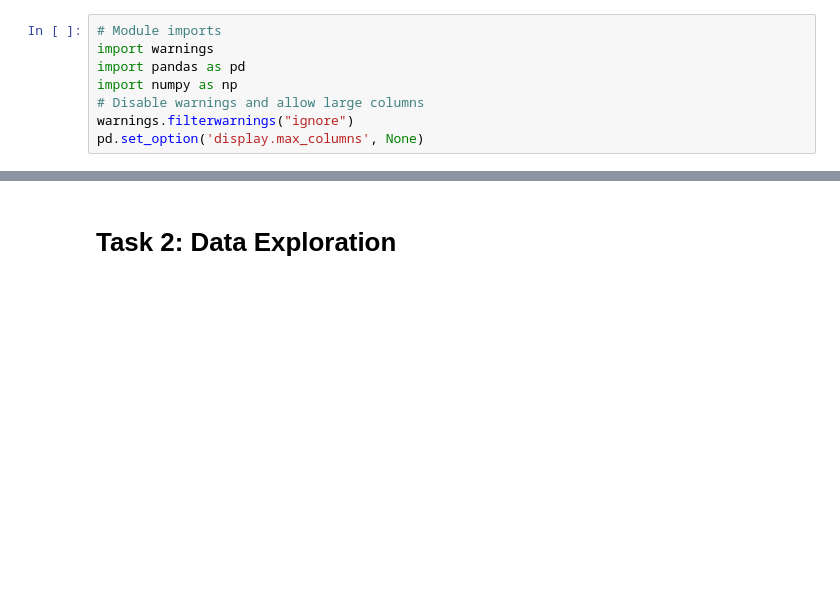
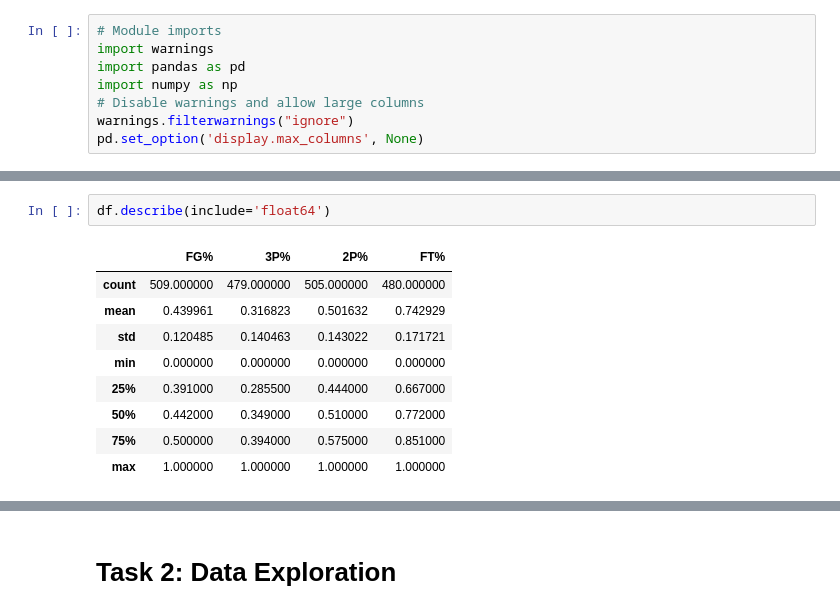
Before and after one commit to floeck/nba-analysis, a Jupyter notebook: notebook.ipynb, the cells around one changed output, grey strips where cells are left out. Saved outputs shown, nothing was run; the diff lists cells and outputs as text; blank space fills up the shorter version.

```diff
--- a/notebook.ipynb
+++ b/notebook.ipynb
@@ -32,0 +85,12 @@ Please replace XXXXX with your dataframe variable.
+# %%
+df.describe(include='float64')
+# %% [output]
+|  | FG% | 3P% | 2P% | FT% |
+| count | 509.000000 | 479.000000 | 505.000000 | 480.000000 |
+| mean | 0.439961 | 0.316823 | 0.501632 | 0.742929 |
+| std | 0.120485 | 0.140463 | 0.143022 | 0.171721 |
+| min | 0.000000 | 0.000000 | 0.000000 | 0.000000 |
+| 25% | 0.391000 | 0.285500 | 0.444000 | 0.667000 |
+| 50% | 0.442000 | 0.349000 | 0.510000 | 0.772000 |
+| 75% | 0.500000 | 0.394000 | 0.575000 | 0.851000 |
+| max | 1.000000 | 1.000000 | 1.000000 | 1.000000 |
```
Also changed, not shown: parts of 20 cells of this notebook, 1 other file.
